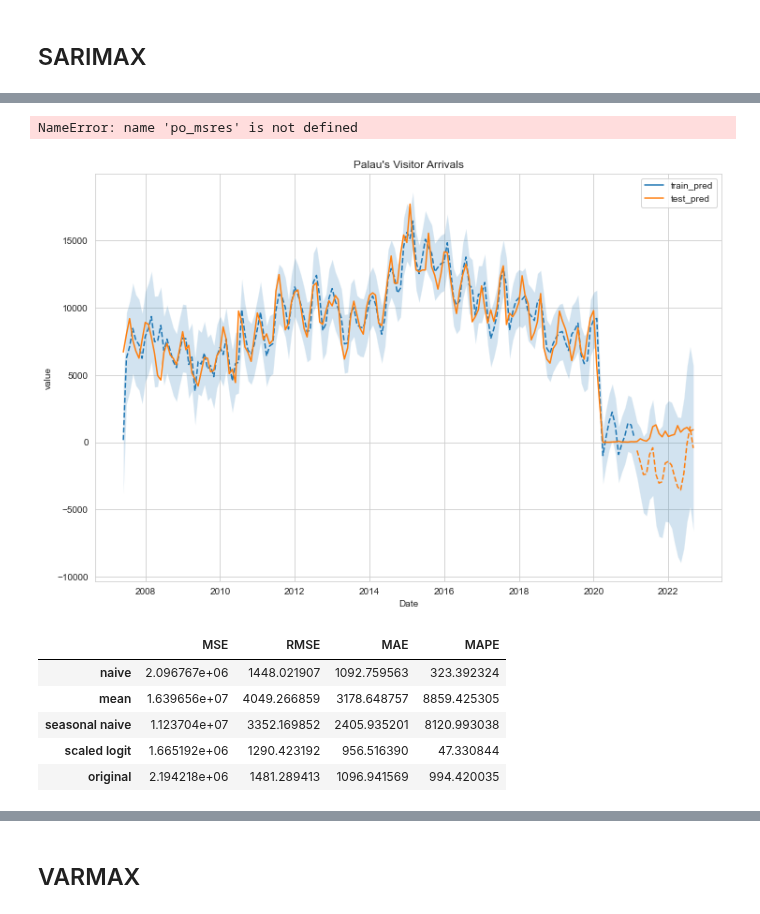
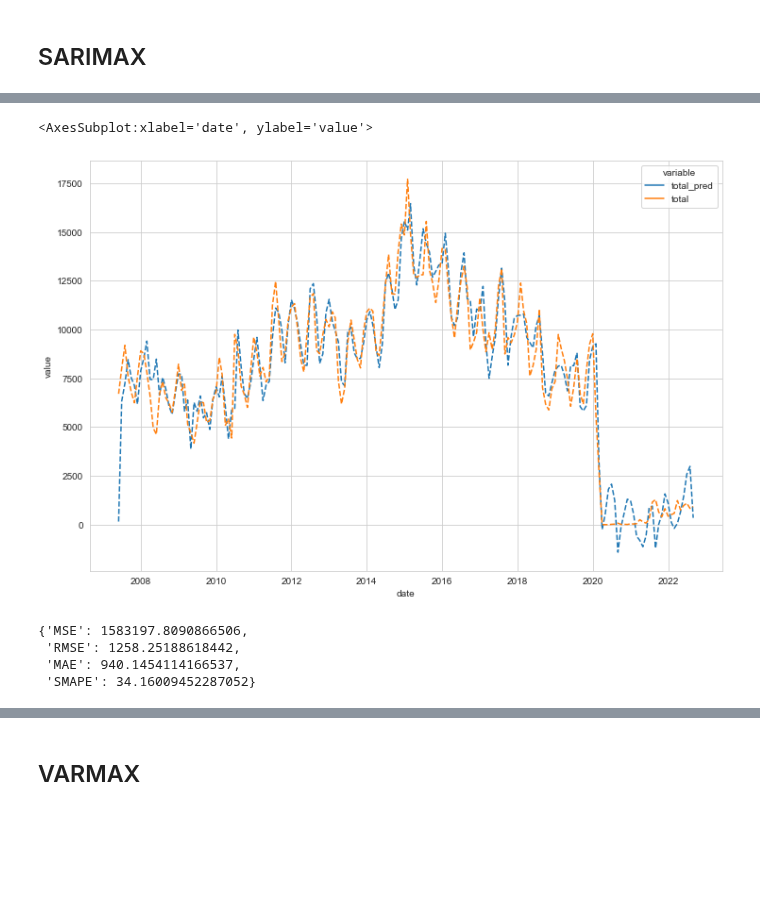
Before and after one commit to worldbank/pacific-observatory, a Jupyter notebook: scripts/notebooks/Tourism/modelling/palau(demo).ipynb, the cells around one changed output, grey strips where cells are left out. Cells and saved outputs as stored; diff of their text form; code cells hidden in the pictures; blank space fills up the shorter version.

Commit message:
update tourism model outputs.

```diff
--- a/scripts/notebooks/Tourism/modelling/palau(demo).ipynb
+++ b/scripts/notebooks/Tourism/modelling/palau(demo).ipynb
@@ -344,16 +187,7 @@ sl_eval
 # %%
-po = SARIMAXPipeline(data=palau, y_var="Total", exog_var=["covid", "palau_travel"], transform_method=None)
-po.transform()
-po_sw = po.stepwise_search()
-po_msres = po.manual_search(params=all_param)
-po_msres.sort(key=lambda x: x[1])
-
-po_models = []
-po_models.append(pm.ARIMA(
-    po_sw["order"], po_sw["seasonal_order"],  exog=po.exog[:po.training_size]))
-
-for res in po_msres[:5]:
-    order, seasonal_order = res[-1]
-    model = pm.ARIMA(order, seasonal_order, exog=po.exog[:po.training_size])
-    po_models.append(model)
+from sarimaxs import run_sarimax
+palau_original = run_sarimax(country="palau",
+                             y_vars=["total"],
+                             exog_var=["covid", "stringency_index", "palau_travel"],
+                             method=None)
 # %% [output]
@@ -420,33 +224,15 @@ ps_comp
-# %%
-best_original = po_msres[4][0]
-original_mod = po.get_prediction_df(best_original, steps=po.test_size, exog=po.exog[-po.test_size:])
-original_mod.columns.name = None
-original_mod = pd.concat([palau[["Date", "Total"]], original_mod], axis=1)
-original_mod.head(5)
-# %% [output]
-NameError: name 'po_msres' is not defined
 # %%
-original_viz_df = original_mod[["Date", "train_pred", "test_pred"]].melt(id_vars=["Date"])
+original_viz_df = palau_original[["date", "total_pred", "total"]].melt(id_vars=["date"])
 
 fig, ax = plt.subplots(figsize=(12,8))
-ax.fill_between(x="Date", y1="mean_ci_lower", y2="mean_ci_upper", data=original_mod, alpha=0.2)
-sns.lineplot(data=original_viz_df, x="Date", y="value", hue="variable", linestyle="--")
-sns.lineplot(data=original_mod, x="Date", y="Total")
-plt.title("Palau's Visitor Arrivals")
-plt.show()
+sns.lineplot(data=original_viz_df, x="date", y="value", hue="variable", linestyle="--")
 # %% [output]
+<AxesSubplot:xlabel='date', ylabel='value'>
-[figure, old version]
+[figure, new version]
 # %%
-org_pred = original_mod["train_pred"].fillna(0) + original_mod["test_pred"].fillna(0)
-org_eval = pd.DataFrame(calculate_evaluation(palau["Total"], org_pred), index=["original"])
-model_eval = pd.concat([sl_eval, org_eval], axis=0)
-model_eval = pd.concat([benchmark, model_eval])
-model_eval.to_csv(modeldir + "model_eval.csv", encoding="utf-8")
-model_eval
+calculate_evaluation(palau_original["total"], palau_original["total_pred"])
 # %% [output]
-|  | MSE | RMSE | MAE | MAPE |
-| naive | 2.096767e+06 | 1448.021907 | 1092.759563 | 323.392324 |
-| mean | 1.639656e+07 | 4049.266859 | 3178.648757 | 8859.425305 |
-| seasonal naive | 1.123704e+07 | 3352.169852 | 2405.935201 | 8120.993038 |
-| scaled logit | 1.665192e+06 | 1290.423192 | 956.516390 | 47.330844 |
-| original | 2.194218e+06 | 1481.289413 | 1096.941569 | 994.420035 |
+{'MSE': 1583197.8090866506,
+ 'RMSE': 1258.25188618442,
+ 'MAE': 940.1454114166537,
+ 'SMAPE': 34.16009452287052}
```
Also changed, not shown: parts of 29 cells of this notebook, 30 other files.
